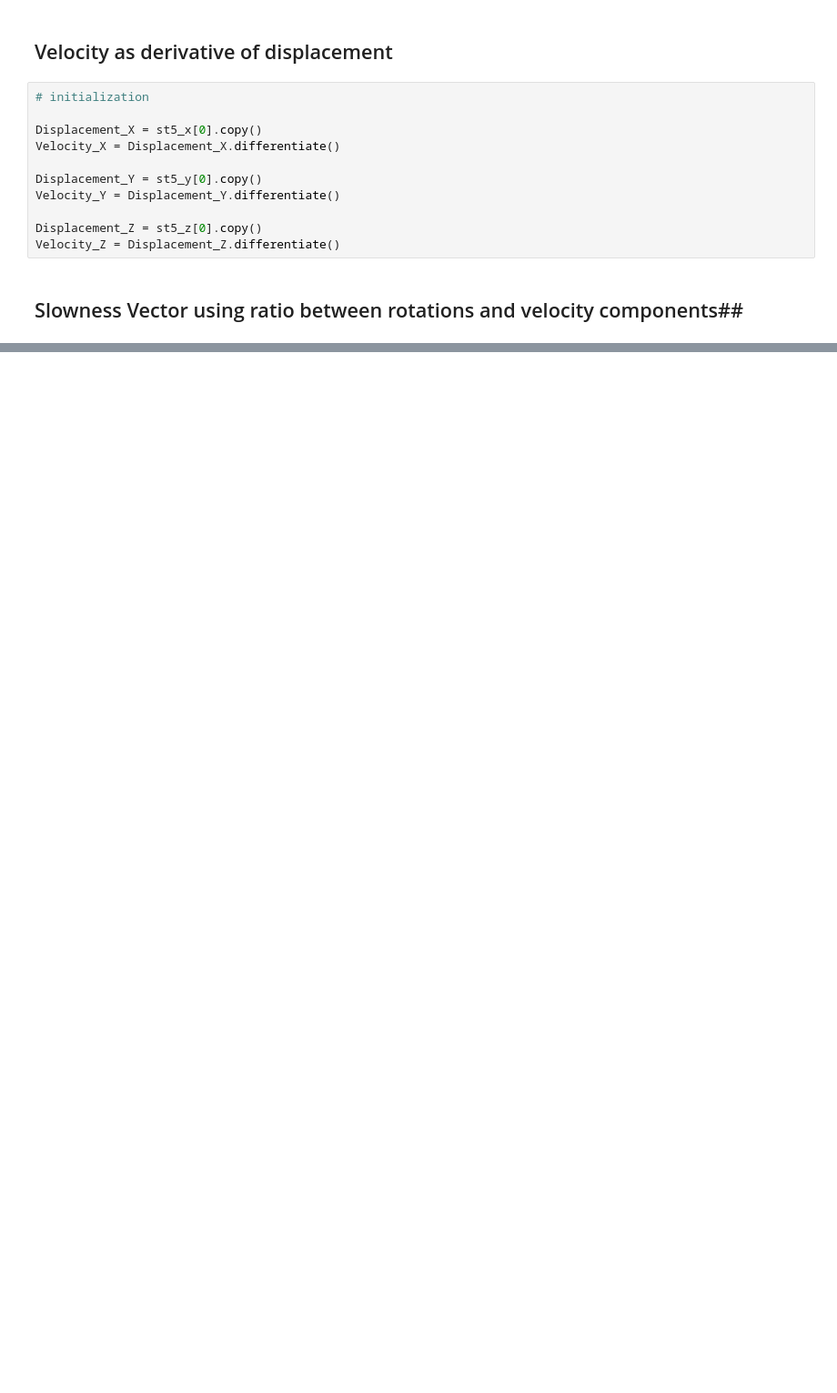
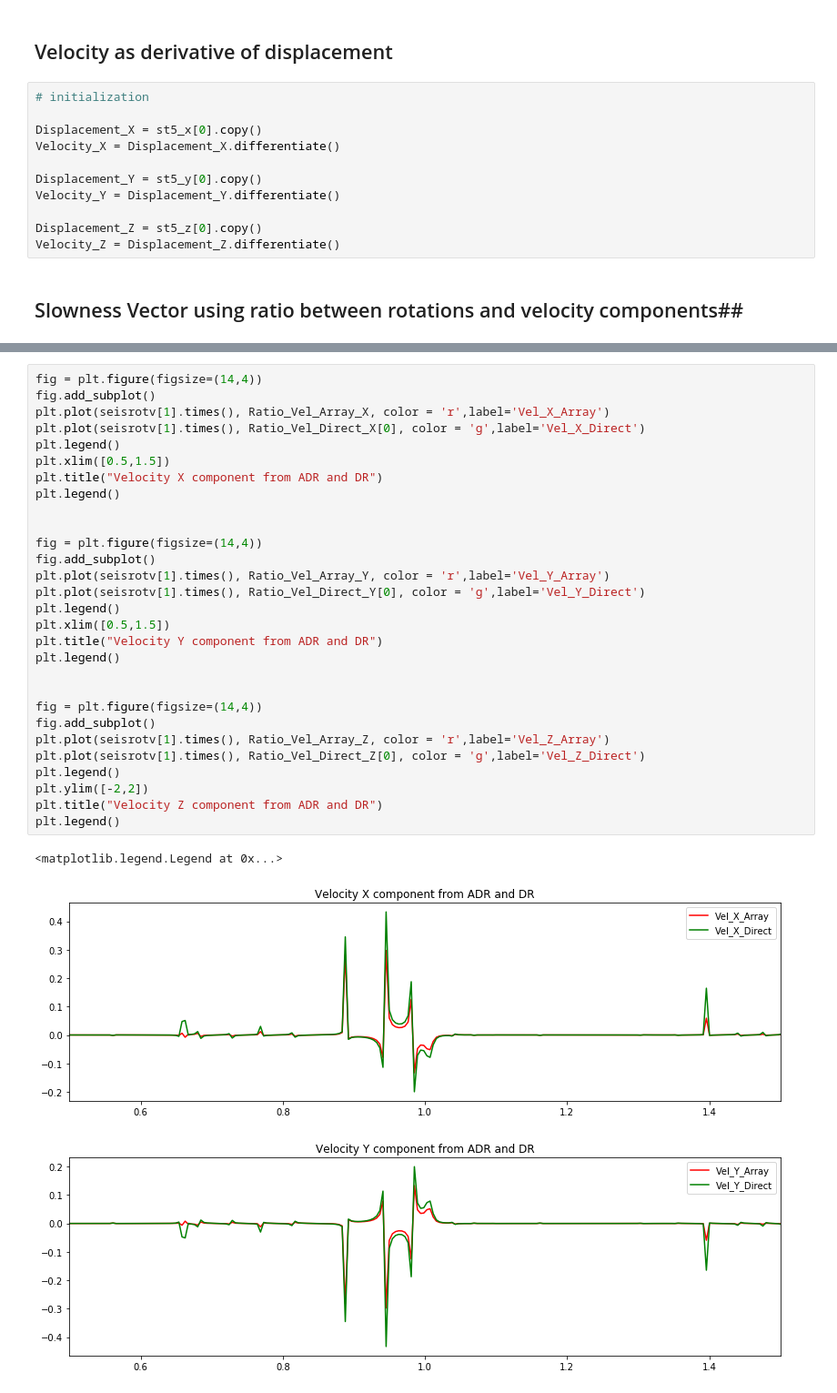
Before and after one commit to Anokhi1994/6C-Seismic-Observations, a Jupyter notebook: 16May_39_5m.ipynb, the cells around one changed output, grey strips where cells are left out. Shown at 91% size. Saved outputs shown, nothing was run; the diff lists cells and outputs as text; blank space fills up the shorter version.

```diff
--- a/16May_39_5m.ipynb
+++ b/16May_39_5m.ipynb
@@ -678,0 +680,33 @@ TypeError: unsupported operand type(s) for /: 'method' and 'Trace'
+# %%
+fig = plt.figure(figsize=(14,4))
+fig.add_subplot()
+plt.plot(seisrotv[1].times(), Ratio_Vel_Array_X, color = 'r',label='Vel_X_Array')
+plt.plot(seisrotv[1].times(), Ratio_Vel_Direct_X[0], color = 'g',label='Vel_X_Direct')
+plt.legend()
+plt.xlim([0.5,1.5])
+plt.title("Velocity X component from ADR and DR")
+plt.legend()
+
+
+fig = plt.figure(figsize=(14,4))
+fig.add_subplot()
+plt.plot(seisrotv[1].times(), Ratio_Vel_Array_Y, color = 'r',label='Vel_Y_Array')
+plt.plot(seisrotv[1].times(), Ratio_Vel_Direct_Y[0], color = 'g',label='Vel_Y_Direct')
+plt.legend()
+plt.xlim([0.5,1.5])
+plt.title("Velocity Y component from ADR and DR")
+plt.legend()
+
+
+fig = plt.figure(figsize=(14,4))
+fig.add_subplot()
+plt.plot(seisrotv[1].times(), Ratio_Vel_Array_Z, color = 'r',label='Vel_Z_Array')
+plt.plot(seisrotv[1].times(), Ratio_Vel_Direct_Z[0], color = 'g',label='Vel_Z_Direct')
+plt.legend()
+plt.ylim([-2,2])
+plt.title("Velocity Z component from ADR and DR")
+plt.legend()
+# %% [output]
+<matplotlib.legend.Legend at 0x...>
+[figure, added]
+[figure, added]
```
Also changed, not shown: parts of 3 cells of this notebook.
